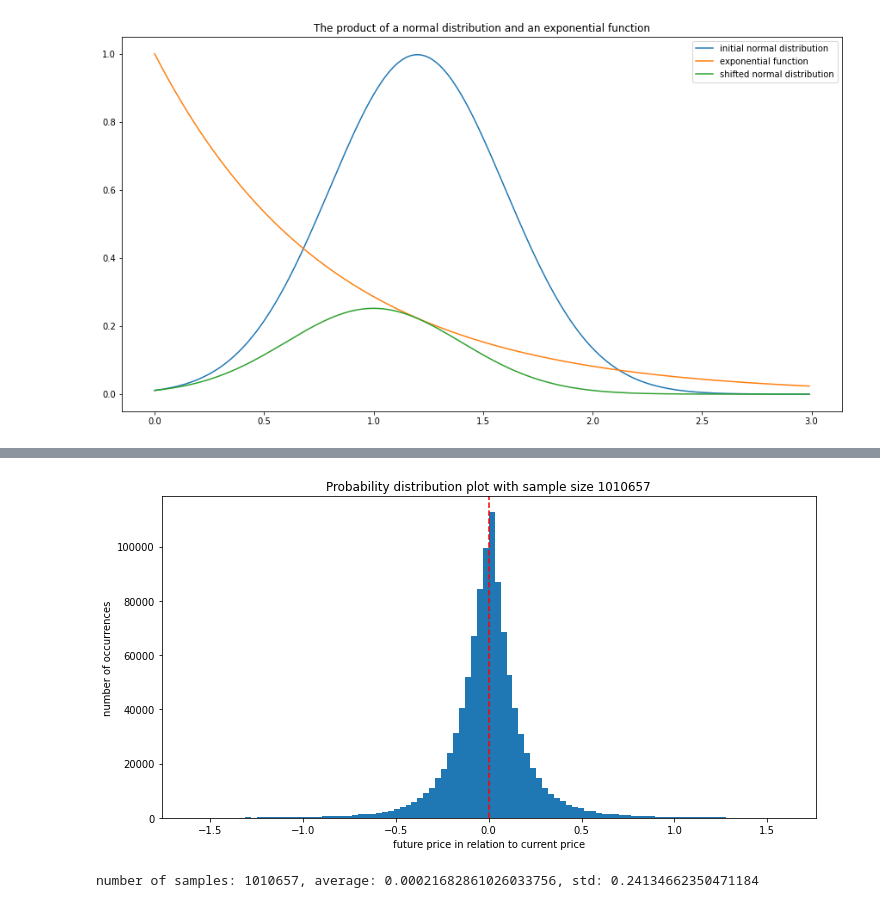
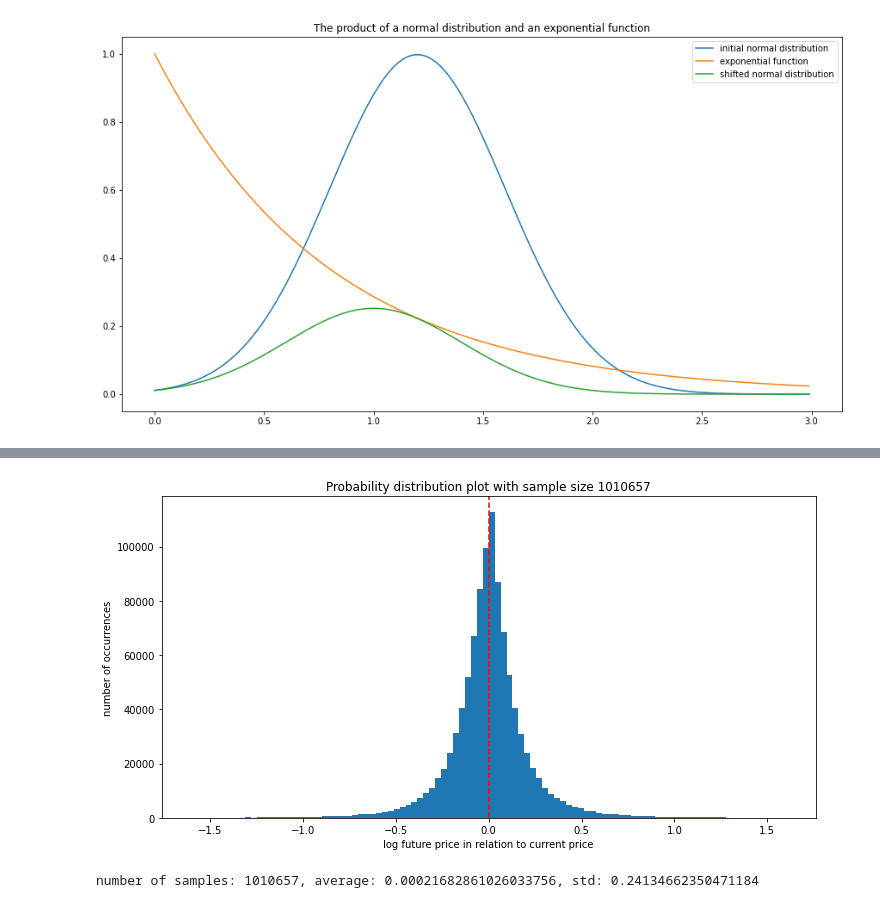
Before and after one commit to tobsel7/price-indicators, a Jupyter notebook: analysis/statistics/data_set_modifications.ipynb, the cells around one changed output, grey strips where cells are left out. Saved outputs shown, nothing was run; the diff lists cells and outputs as text; code cells hidden in the pictures.

```diff
--- a/analysis/statistics/data_set_modifications.ipynb
+++ b/analysis/statistics/data_set_modifications.ipynb
@@ -121,9 +121,9 @@ modified number of samples: 2264, log mean: 0.0005568859215237555, std: 0.115056
 # %%
 # plot distribution of all stock data
 all_stocks_mean = np.mean(np.log(all_stocks["future_price"]))
 all_stocks_std = np.std(np.log(all_stocks["future_price"]))
-plot_distribution(np.log(all_stocks["future_price"]), "future price in relation to current price", range=[-1.6, 1.6])
+plot_distribution(np.log(all_stocks["future_price"]), "log future price in relation to current price", range=[-1.6, 1.6])
 print("number of samples: {}, average: {}, std: {}".format(len(all_stocks), all_stocks_mean, all_stocks_std))
 # %% [output]
-[figure, old version]
+[figure, new version]
 number of samples: 1010657, average: 0.00021682861026033756, std: 0.24134662350471184
```
Also changed, not shown: parts of 2 cells of this notebook, 7 other files.
